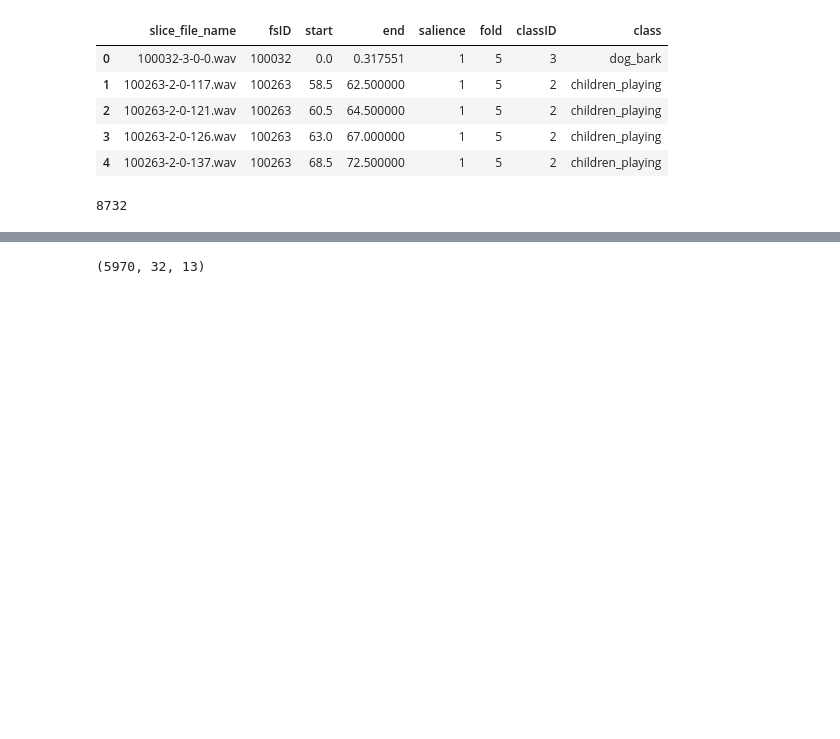
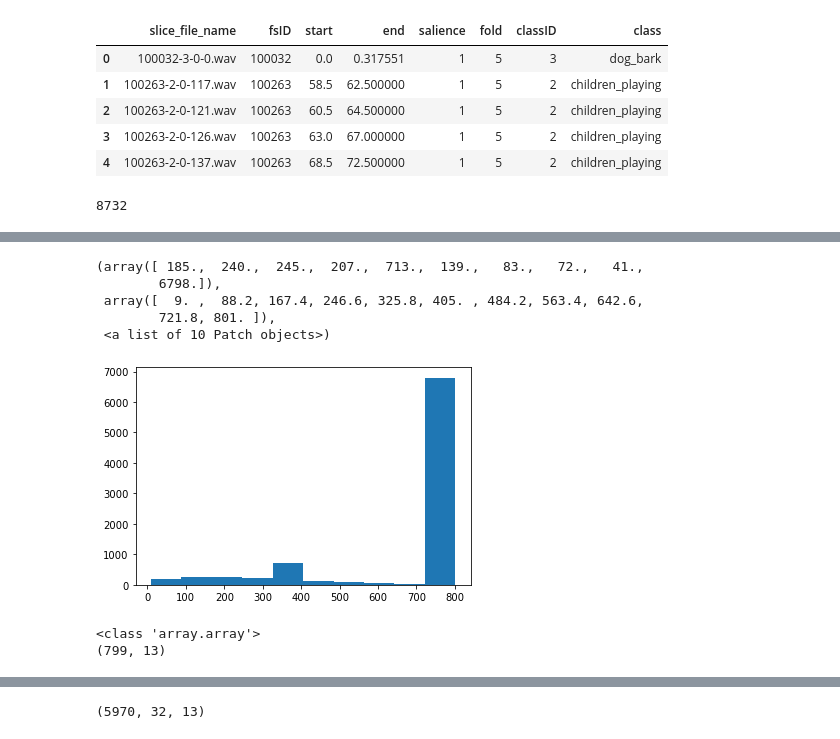
Before and after one commit to gengler1123/Triplet_Loss_Demo, a Jupyter notebook: notebooks/Urban_Sounds_Testing.ipynb, the cells around one changed output, grey strips where cells are left out. Cells and saved outputs as stored; diff of their text form; code cells hidden in the pictures; blank space fills up the shorter version.

Commit message:
Update With Data

```diff
--- a/notebooks/Urban_Sounds_Testing.ipynb
+++ b/notebooks/Urban_Sounds_Testing.ipynb
@@ -93,22 +93,28 @@ fs, sample = wavfile.read(test_file)
 
 Data = []
 Labels = []
-
+Lengths = []
 
 exception_count = 0
 idx = 0
-for row in tqdm(df.iterrows()):
+for row in df.iterrows():
     row=row[1]
-    filename = filepath.format(fold=row['fold'],filename=row['slice_file_name'])
+    filename = filepath.format(
+        fold=row['fold'],
+        filename=row['slice_file_name']
+    )
     try:
-        fs, sample = wavfile.read(filename)
-        data = mfcc(signal=sample, samplerate=fs, nfft=2048)
+        audio = AudioSegment.from_wav(filename)
+        fs, sample = audio.frame_rate, \
+            np.array(audio.get_array_of_samples(), dtype=float)
+        data = mfcc(signal=sample, samplerate=fs, nfft=2048+512)
+        Lengths.append(data.shape[0])
         Data.append(data)
         Labels.append(row['class'])
         idx += 1
-    except:
+    except Exception as e:
+        print(f"Exception: {filename}")
         exception_count += 1
-        pass
 
 print(f"Number of Exceptions: {exception_count}")
 # %% [output]
@@ -133,3 +154,31 @@ Number of Exceptions: 2762
+# %%
+plt.hist(Lengths)
+# %% [output]
+(array([ 185.,  240.,  245.,  207.,  713.,  139.,   83.,   72.,   41.,
+        6798.]),
+ array([  9. ,  88.2, 167.4, 246.6, 325.8, 405. , 484.2, 563.4, 642.6,
+        721.8, 801. ]),
+ <a list of 10 Patch objects>)
+[figure, added]
+# %%
+from pydub import AudioSegment
+
+audio = AudioSegment.from_wav(filename)
+
+audio.frame_rate
+
+print(type(audio.get_array_of_samples()))
+
+_data = mfcc(
+    signal=np.array(audio.get_array_of_samples(),dtype=float),
+    samplerate=audio.frame_rate,
+    nfft=2048+512
+)
+
+print(_data.shape)
+# %% [output]
+<class 'array.array'>
+(799, 13)
 # %%
 _Data = tf.keras.preprocessing.sequence.pad_sequences(
     Data,
```
Also changed, not shown: parts of 5 cells of this notebook, 2 other files.
